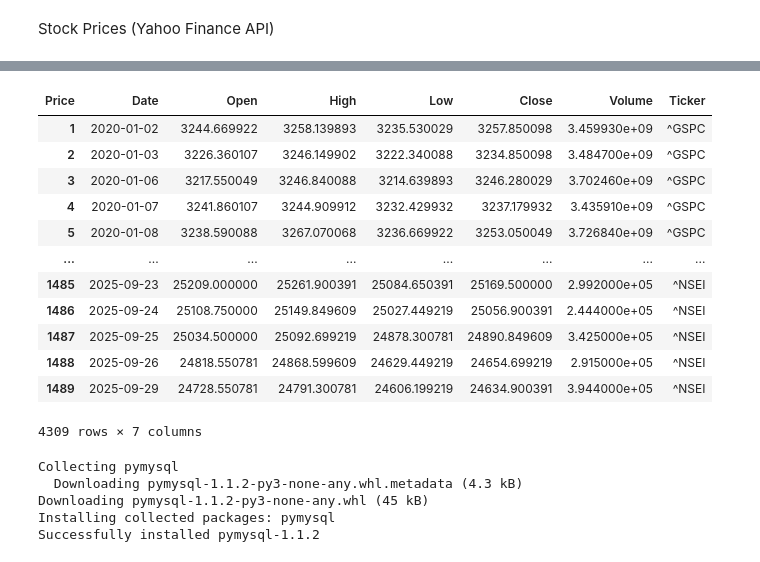
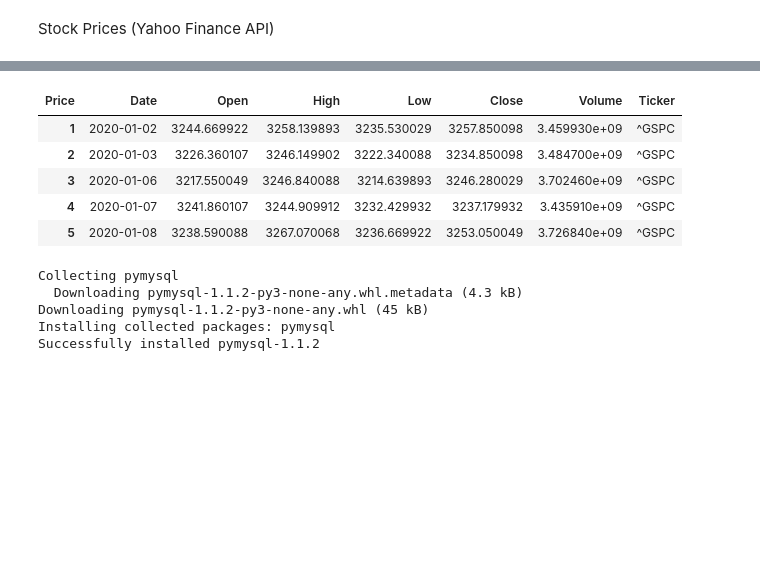
Before and after one commit to Mahendran1987-boob/Cross_Market_Analysis_Crypto-_Oil_-_Stocks, a Jupyter notebook: Cross_Market_Analysis_Crypto,_Oil_&_Stocks.ipynb, the cells around one changed output, grey strips where cells are left out. Drawn from its saved outputs; the diff is of its cells as text; code cells hidden in the pictures; blank space fills up the shorter version.

```diff
--- a/Cross_Market_Analysis_Crypto,_Oil_&_Stocks.ipynb
+++ b/Cross_Market_Analysis_Crypto,_Oil_&_Stocks.ipynb
@@ -343,21 +308,14 @@ stocks_3
 all_stocks = pd.concat([stocks_1, stocks_2, stocks_3])
 all_stocks['Date'] = pd.to_datetime(all_stocks['Date']).dt.strftime('%Y-%m-%d')
 # %%
-all_stocks
+all_stocks.head()
 # %% [output]
 | Price | Date | Open | High | Low | Close | Volume | Ticker |
 | 1 | 2020-01-02 | 3244.669922 | 3258.139893 | 3235.530029 | 3257.850098 | 3.459930e+09 | ^GSPC |
 | 2 | 2020-01-03 | 3226.360107 | 3246.149902 | 3222.340088 | 3234.850098 | 3.484700e+09 | ^GSPC |
 | 3 | 2020-01-06 | 3217.550049 | 3246.840088 | 3214.639893 | 3246.280029 | 3.702460e+09 | ^GSPC |
 | 4 | 2020-01-07 | 3241.860107 | 3244.909912 | 3232.429932 | 3237.179932 | 3.435910e+09 | ^GSPC |
 | 5 | 2020-01-08 | 3238.590088 | 3267.070068 | 3236.669922 | 3253.050049 | 3.726840e+09 | ^GSPC |
-| ... | ... | ... | ... | ... | ... | ... | ... |
-| 1485 | 2025-09-23 | 25209.000000 | 25261.900391 | 25084.650391 | 25169.500000 | 2.992000e+05 | ^NSEI |
-| 1486 | 2025-09-24 | 25108.750000 | 25149.849609 | 25027.449219 | 25056.900391 | 2.444000e+05 | ^NSEI |
-| 1487 | 2025-09-25 | 25034.500000 | 25092.699219 | 24878.300781 | 24890.849609 | 3.425000e+05 | ^NSEI |
-| 1488 | 2025-09-26 | 24818.550781 | 24868.599609 | 24629.449219 | 24654.699219 | 2.915000e+05 | ^NSEI |
-| 1489 | 2025-09-29 | 24728.550781 | 24791.300781 | 24606.199219 | 24634.900391 | 3.944000e+05 | ^NSEI |
-4309 rows × 7 columns
 # %%
 !pip install pymysql
 # %% [output]
```
Also changed, not shown: parts of 16 cells of this notebook.
